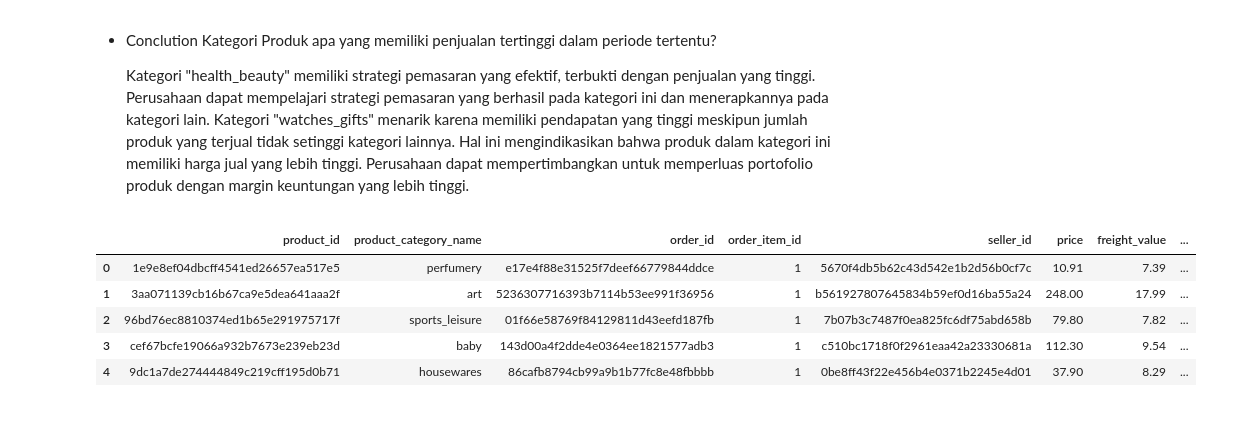
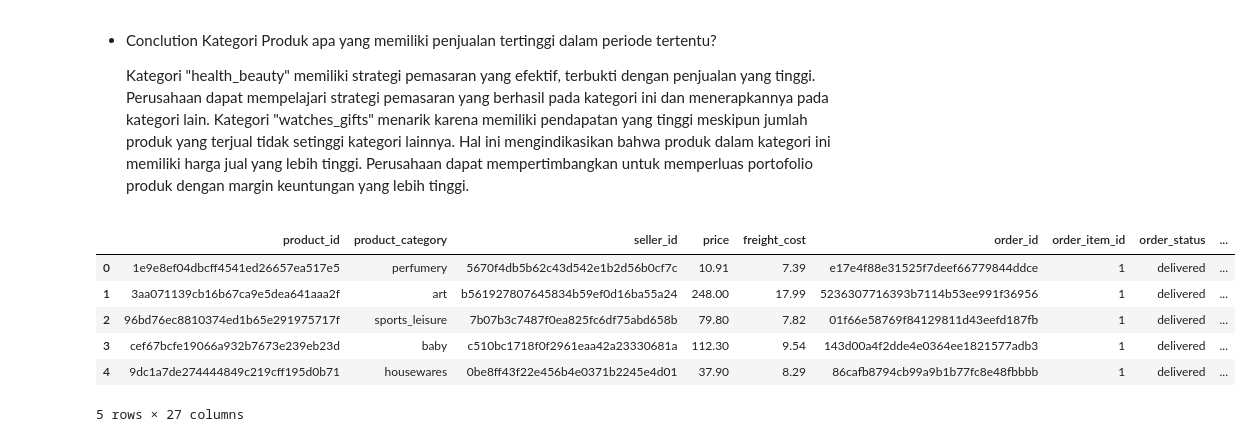
Before and after one commit to ricardosimor/Data-Analyst-Project---Dicoding, a Jupyter notebook: notebook.ipynb, the cells around one changed output. Drawn from its saved outputs; the diff is of its cells as text; code cells hidden in the pictures.

```diff
--- a/notebook.ipynb
+++ b/notebook.ipynb
@@ -44,5 +49,6 @@ orders_dataset_df.head()
 | 4 | ad21c59c0840e6cb83a9ceb5573f8159 | 8ab97904e6daea8866dbdbc4fb7aad2c | delivered | 2018-02-13 21:18:39 | 2018-02-13 22:20:29 | 2018-02-14 19:46:34 | ... |
 # %%
 order_reviews_dataset_df = pd.read_csv('order_reviews_dataset.csv', delimiter=",")
+order_reviews_dataset_df = order_reviews_dataset_df[['order_id', 'review_score']]
 order_reviews_dataset_df.head()
 # %% [output]
@@ -603,0 +641,14 @@ Name: customer_id, dtype: int64
+# %%
+# Hitung keterlambatan pengiriman (dalam hari)
+ecommerce_df['delivery_delay'] = (ecommerce_df['delivered_to_customer_time'] - ecommerce_df['estimated_delivery_time']).dt.days
+
+# Tandai apakah pesanan terlambat (delay > 0)
+ecommerce_df['is_late'] = ecommerce_df['delivery_delay'] > 0
+
+# Filter data pesanan yang sudah ter delivered
+delivered_df = ecommerce_df[ecommerce_df['order_status'] == 'delivered']
+
+# Rata-rata review score untuk pesanan terlambat dan tidak terlambat
+late_vs_on_time = delivered_df.groupby('is_late')['review_score'].mean().reset_index()
+late_vs_on_time.columns = ['is_late', 'average_review_score']
+print(late_vs_on_time)
@@ -780,0 +710,28 @@ total_orders.head()
+# %%
+# Buat kolom bulan-tahun dari purchase_time
+ecommerce_df['order_month'] = ecommerce_df['purchase_time'].dt.to_period('M')
+
+# Hitung total order, delivered, dan canceled per bulan
+monthly_orders = ecommerce_df.groupby('order_month').agg(
+    total_order=('order_id', 'nunique'),
+    total_delivered=('order_status', lambda x: (x == 'delivered').sum()),
+    total_canceled=('order_status', lambda x: (x == 'canceled').sum())
+).reset_index()
+
+# Ubah order_month ke datetime untuk plot
+monthly_orders['order_month'] = monthly_orders['order_month'].dt.to_timestamp()
+
+plt.figure(figsize=(12,6))
+plt.plot(monthly_orders['order_month'], monthly_orders['total_order'], label='Total Order')
+plt.plot(monthly_orders['order_month'], monthly_orders['total_delivered'], label='Total Delivered')
+plt.plot(monthly_orders['order_month'], monthly_orders['total_canceled'], label='Total Canceled')
+
+plt.title('Tren Bulanan: Total Order, Delivered, dan Canceled', fontsize=14, fontweight='bold')
+plt.xlabel('Bulan', fontsize=12)
+plt.ylabel('Jumlah', fontsize=12)
+plt.xlim(left = pd.to_datetime('2016-09'))
+plt.xlim(right= pd.to_datetime('2018-09'))
+plt.legend()
+plt.grid(True, linestyle='--', alpha=0.5)
+plt.tight_layout()
+plt.show()
@@ -872,9 +1193,10 @@ all_orders_df.to_csv('all_orders_df.csv', index=False)
 # %%
-all_orders_df.head()
+ecommerce_df.head()
 # %% [output]
-|  | product_id | product_category_name | order_id | order_item_id | seller_id | price | freight_value | ... |
-| 0 | 1e9e8ef04dbcff4541ed26657ea517e5 | perfumery | e17e4f88e31525f7deef66779844ddce | 1 | 5670f4db5b62c43d542e1b2d56b0cf7c | 10.91 | 7.39 | ... |
-| 1 | 3aa071139cb16b67ca9e5dea641aaa2f | art | 5236307716393b7114b53ee991f36956 | 1 | b561927807645834b59ef0d16ba55a24 | 248.00 | 17.99 | ... |
-| 2 | 96bd76ec8810374ed1b65e291975717f | sports_leisure | 01f66e58769f84129811d43eefd187fb | 1 | 7b07b3c7487f0ea825fc6df75abd658b | 79.80 | 7.82 | ... |
-| 3 | cef67bcfe19066a932b7673e239eb23d | baby | 143d00a4f2dde4e0364ee1821577adb3 | 1 | c510bc1718f0f2961eaa42a23330681a | 112.30 | 9.54 | ... |
-| 4 | 9dc1a7de274444849c219cff195d0b71 | housewares | 86cafb8794cb99a9b1b77fc8e48fbbbb | 1 | 0be8ff43f22e456b4e0371b2245e4d01 | 37.90 | 8.29 | ... |
+|  | product_id | product_category | seller_id | price | freight_cost | order_id | order_item_id | order_status | ... |
+| 0 | 1e9e8ef04dbcff4541ed26657ea517e5 | perfumery | 5670f4db5b62c43d542e1b2d56b0cf7c | 10.91 | 7.39 | e17e4f88e31525f7deef66779844ddce | 1 | delivered | ... |
+| 1 | 3aa071139cb16b67ca9e5dea641aaa2f | art | b561927807645834b59ef0d16ba55a24 | 248.00 | 17.99 | 5236307716393b7114b53ee991f36956 | 1 | delivered | ... |
+| 2 | 96bd76ec8810374ed1b65e291975717f | sports_leisure | 7b07b3c7487f0ea825fc6df75abd658b | 79.80 | 7.82 | 01f66e58769f84129811d43eefd187fb | 1 | delivered | ... |
+| 3 | cef67bcfe19066a932b7673e239eb23d | baby | c510bc1718f0f2961eaa42a23330681a | 112.30 | 9.54 | 143d00a4f2dde4e0364ee1821577adb3 | 1 | delivered | ... |
+| 4 | 9dc1a7de274444849c219cff195d0b71 | housewares | 0be8ff43f22e456b4e0371b2245e4d01 | 37.90 | 8.29 | 86cafb8794cb99a9b1b77fc8e48fbbbb | 1 | delivered | ... |
+5 rows × 27 columns
```
Also changed, not shown: parts of 123 cells of this notebook, 10 other files.
